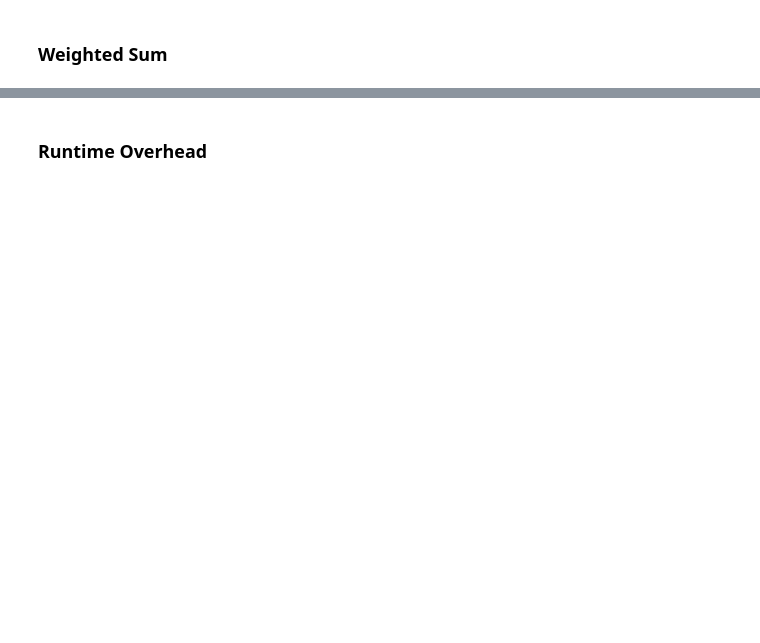
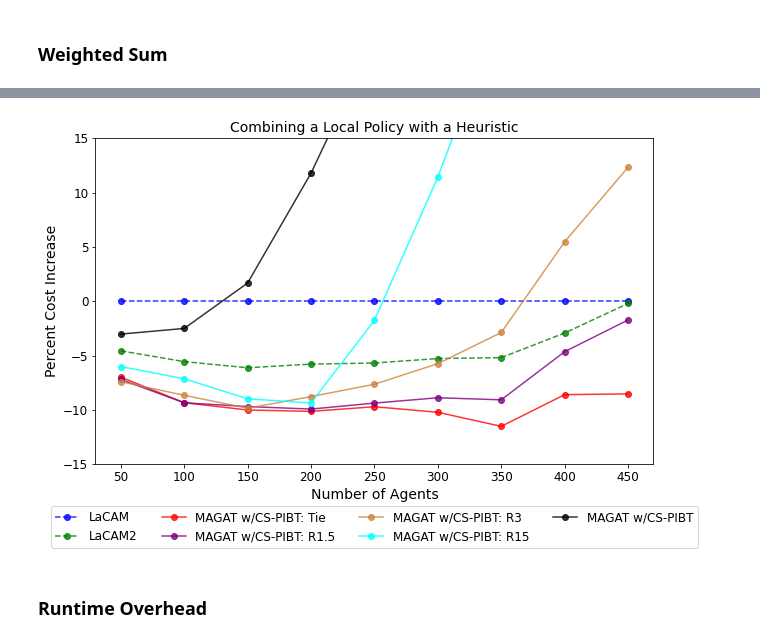
Before and after one commit to ArthurJakobsson/lacam_original, a Jupyter notebook: py/practice.ipynb, the cells around one changed output, grey strips where cells are left out. Drawn from its saved outputs; the diff is of its cells as text; code cells hidden in the pictures; blank space fills up the shorter version.

```diff
--- a/py/practice.ipynb
+++ b/py/practice.ipynb
@@ -342,3 +437,87 @@ ax.legend(loc='upper center', bbox_to_anchor=(0.5, -0.11), ncol=5)
+# %%
+basePath = "/home/rishi/Desktop/CMU/Research/ml-mapf/lacam/lacam_original/logs/random-32-32-10/nonn_20seeds.csv"
+# basePath = "/home/rishi/Desktop/CMU/Research/ml-mapf/lacam/lacam_original/logs/random-32-32-10/nonn_avoidAgentTie_lacam_5seeds.csv"
+# basePath = "/home/rishi/Desktop/CMU/Research/ml-mapf/lacam/lacam_original/logs/random-32-32-10/nonn_avoidAgentTie_pibt_5seeds.csv"
+baseDf = pd.read_csv(basePath)
+filePath = lambda r : "/home/rishi/Desktop/CMU/Research/ml-mapf/lacam/lacam_original/logs/random-32-32-10/magatR{}.csv".format(r)
+
+numAgents = range(50, 451, 50)
+
+# Each df has a name, label, and color
+dfs = [
+    "/home/rishi/Desktop/CMU/Research/ml-mapf/lacam/lacam_original/logs/random-32-32-10/nonn_20seeds.csv",
+    "/home/rishi/Desktop/CMU/Research/ml-mapf/lacam/lacam_original/logs/random-32-32-10/nonn_avoidAgentTie_lacam_5seeds.csv",
+    # "/home/rishi/Desktop/CMU/Research/ml-mapf/lacam/lacam_original/logs/random-32-32-10/magatR0.csv",
+    "/home/rishi/Desktop/CMU/Research/ml-mapf/lacam/lacam_original/logs/random-32-32-10/magatR30.csv",
+    # "/home/rishi/Desktop/CMU/Research/ml-mapf/lacam/lacam_original/logs/random-32-32-10/magat_update_pibt_tiebreak.csv", # New updated one
+    # "/home/rishi/Desktop/CMU/Research/ml-mapf/lacam/lacam_original/logs/random-32-32-10/random_1_unweight_w4_tiebreak_5seeds.csv",
+    # "/home/rishi/Desktop/CMU/Research/ml-mapf/lacam/lacam_original/logs/random-32-32-10/random_1_unweight_w4_rweightall15_5seeds.csv",
+    "/home/rishi/Desktop/CMU/Research/ml-mapf/lacam/lacam_original/logs/random-32-32-10/magatR150.csv",
+    "/home/rishi/Desktop/CMU/Research/ml-mapf/lacam/lacam_original/logs/random-32-32-10/magatR300.csv",
+    "/home/rishi/Desktop/CMU/Research/ml-mapf/lacam/lacam_original/logs/random-32-32-10/magatR1500.csv",
+    "/home/rishi/Desktop/CMU/Research/ml-mapf/lacam/lacam_original/logs/random-32-32-10/magatDataCSPIBT.csv", # Original one
+    # "/home/rishi/Desktop/CMU/Research/ml-mapf/lacam/lacam_original/logs/random-32-32-10/magat_update_pibt.csv", # New updated one
+### lacamDfs below
+    # "/home/rishi/Desktop/CMU/Research/ml-mapf/lacam/lacam_original/logs/random-32-32-10/random_1_unweight_w4_rweightall3_5seeds.csv",
+    # "/home/rishi/Desktop/CMU/Research/ml-mapf/lacam/lacam_original/logs/random-32-32-10/random_1_unweight_w4_rweightall15_5seeds.csv",
+    # "/home/rishi/Desktop/CMU/Research/ml-mapf/lacam/lacam_original/logs/random-32-32-10/random_1_unweight_w4_rweightall30_5seeds.csv",
+    # "/home/rishi/Desktop/CMU/Research/ml-mapf/lacam/lacam_original/logs/random-32-32-10/random_1_unweight_w4_rweightall150_5seeds.csv",
+    # "/home/rishi/Desktop/CMU/Research/ml-mapf/lacam/lacam_original/logs/random-32-32-10/random_1_unweight_w4_rweightall1000_5seeds.csv",
+]
+
+# labels = ["LaCAM", "LaCAM2", "Tie-Break", "R1.5", "R3", "R15", "MAGAT"]
+labels = ["LaCAM", "LaCAM2", "MAGAT w/CS-PIBT: Tie", "MAGAT w/CS-PIBT: R1.5", "MAGAT w/CS-PIBT: R3",
+        "MAGAT w/CS-PIBT: R15", "MAGAT w/CS-PIBT"]
+colors = ["blue", "green", "red", "purple", "peru" , "cyan", "black"]
+
+fig, ax = plt.subplots(figsize=(10, 6))
+## Add lines per rVal
+for dfName, label, c in zip(dfs, labels, colors):
+    df = pd.read_csv(dfName)
+    df = pd.merge(df, baseDf, on=["scen_name", "agents", "seed"], how="inner", suffixes=("", "_base")) # Adds soc_lb
+    if "magat" in dfName:
+        df["solved_base"] = df["solved"]
+        df["solved"] = df["magatSucceed"]
+        df["soc_base"] = df["soc"]
+        df["soc"] = df["magatCost"]
+        tmpDf = df.loc[df["solved"] == 1]
+        # print((tmpDf["agents"]/tmpDf["magatCost"]).median())
+
+    data = []
+    # print(df.shape, df.columns)
+    for agentNum in numAgents:
+        agentDf = df.loc[(df["agents"] == agentNum) & (df["solved"] == 1) & (df["solved_base"] == 1)]
+        if (len(agentDf) == 0):
+            data.append(np.nan)
+            print("SKIP")
+            continue
+        data.append(100*((agentDf["soc"]-agentDf["soc_base"])/agentDf["soc_base"]).median())
+        # agentDf = df.loc[(df["agents"] == agentNum)]
+        # data.append(agentDf["solved"].mean())
+    lineStyle = "-" if "magat" in dfName else "--"
+    ax.plot(numAgents, data, label="{}".format(label), marker='o', c=c, alpha=0.8, linestyle=lineStyle)
+
+## Add regular LaCAM
+# data = []
+# for agentNum in numAgents:
+#     agentDf = baseDf.loc[(baseDf["agents"] == agentNum) & (baseDf["solved"] == 1)]
+#     if (len(agentDf) == 0):
+#             data.append(np.nan)
+#             continue
+#     data.append((agentDf["soc"]/agentDf["soc_lb"]).median())
+# ax.plot(numAgents, data, label="LaCAM")
+
+
+ax.set_title("Combining a Local Policy with a Heuristic")
+# ax.set_yscale("log")
+ax.set_ylim(-15, 15)
+ax.set_ylabel('Percent Cost Increase')
+ax.set_xlabel('Number of Agents')
+ax.legend(loc='upper center', bbox_to_anchor=(0.5, -0.11), ncol=4)
+# ax.set_ylabel('Success Rate')
+plt.savefig("fig-combining-policy-heuristic-success.pdf", bbox_inches='tight', dpi=600)
+# %% [output]
+[figure, added]
 # %% [markdown]
 ### Runtime Overhead
 # %%
```
Also changed, not shown: parts of 16 cells of this notebook, 3 other files.
